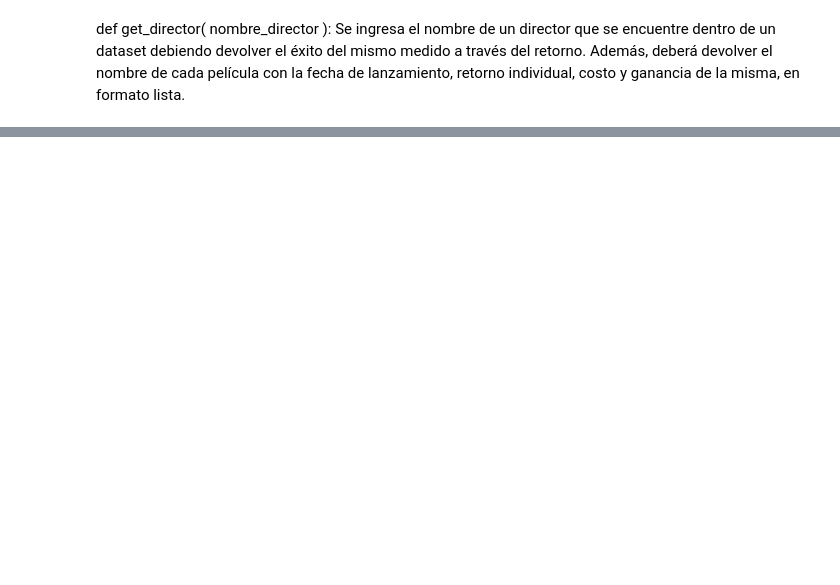
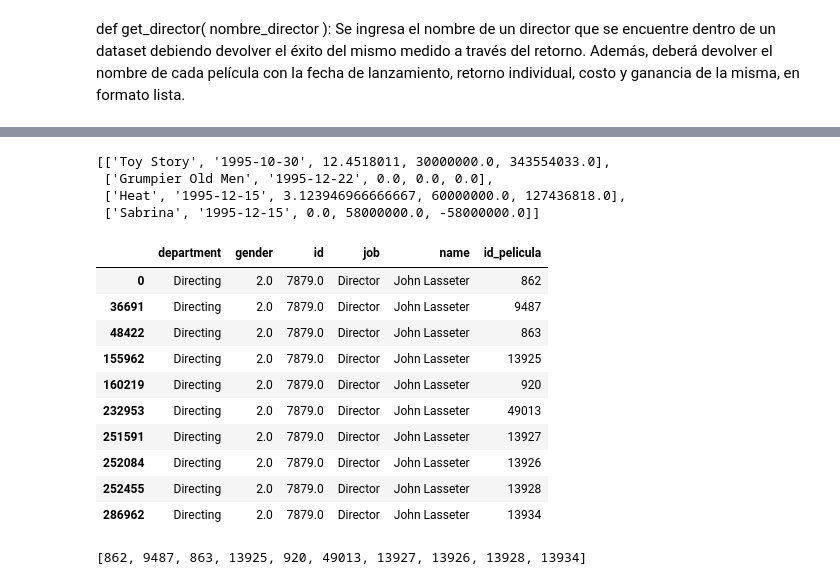
Before and after one commit to A-Lasso/Proyecto_Individual1, a Jupyter notebook: Codigo.ipynb, the cells around one changed output, grey strips where cells are left out. Cells and saved outputs as stored; diff of their text form; code cells hidden in the pictures; blank space fills up the shorter version.

```diff
--- a/Codigo.ipynb
+++ b/Codigo.ipynb
@@ -820,0 +896,28 @@ def get_director(nombre_director):
+# %%
+lista_de_listas
+# %% [output]
+[['Toy Story', '1995-10-30', 12.4518011, 30000000.0, 343554033.0],
+ ['Grumpier Old Men', '1995-12-22', 0.0, 0.0, 0.0],
+ ['Heat', '1995-12-15', 3.123946966666667, 60000000.0, 127436818.0],
+ ['Sabrina', '1995-12-15', 0.0, 58000000.0, -58000000.0]]
+# %%
+f=df_crew[df_crew["job"]=='Director'][df_crew['name']=='John Lasseter']
+# %%
+f
+# %% [output]
+|  | department | gender | id | job | name | id_pelicula |
+| 0 | Directing | 2.0 | 7879.0 | Director | John Lasseter | 862 |
+| 36691 | Directing | 2.0 | 7879.0 | Director | John Lasseter | 9487 |
+| 48422 | Directing | 2.0 | 7879.0 | Director | John Lasseter | 863 |
+| 155962 | Directing | 2.0 | 7879.0 | Director | John Lasseter | 13925 |
+| 160219 | Directing | 2.0 | 7879.0 | Director | John Lasseter | 920 |
+| 232953 | Directing | 2.0 | 7879.0 | Director | John Lasseter | 49013 |
+| 251591 | Directing | 2.0 | 7879.0 | Director | John Lasseter | 13927 |
+| 252084 | Directing | 2.0 | 7879.0 | Director | John Lasseter | 13926 |
+| 252455 | Directing | 2.0 | 7879.0 | Director | John Lasseter | 13928 |
+| 286962 | Directing | 2.0 | 7879.0 | Director | John Lasseter | 13934 |
+# %%
+f=df_crew[df_crew["job"]=='Director'][df_crew['name']=='John Lasseter']
+list(f['id_pelicula'].values)
+# %% [output]
+[862, 9487, 863, 13925, 920, 49013, 13927, 13926, 13928, 13934]
```
Also changed, not shown: parts of 21 cells of this notebook, 1 other file.
